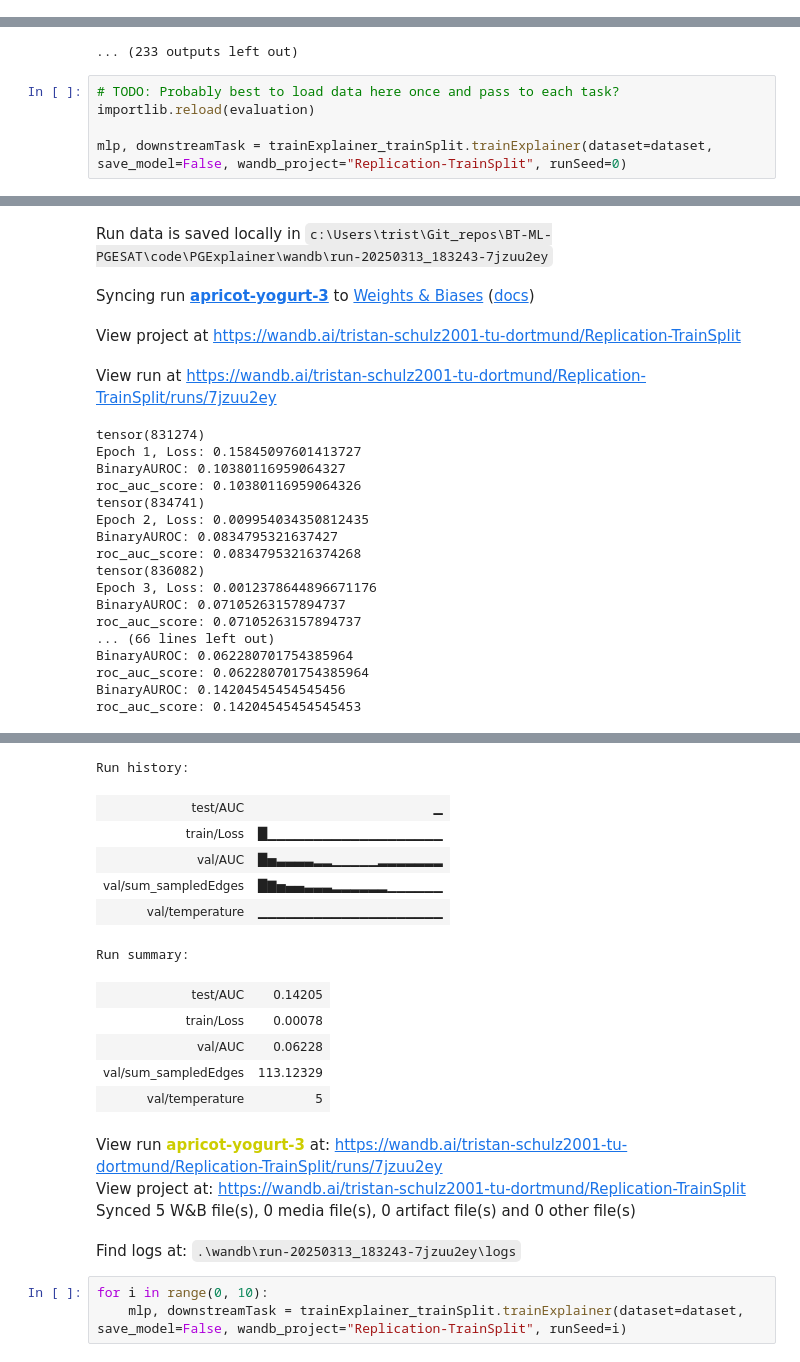
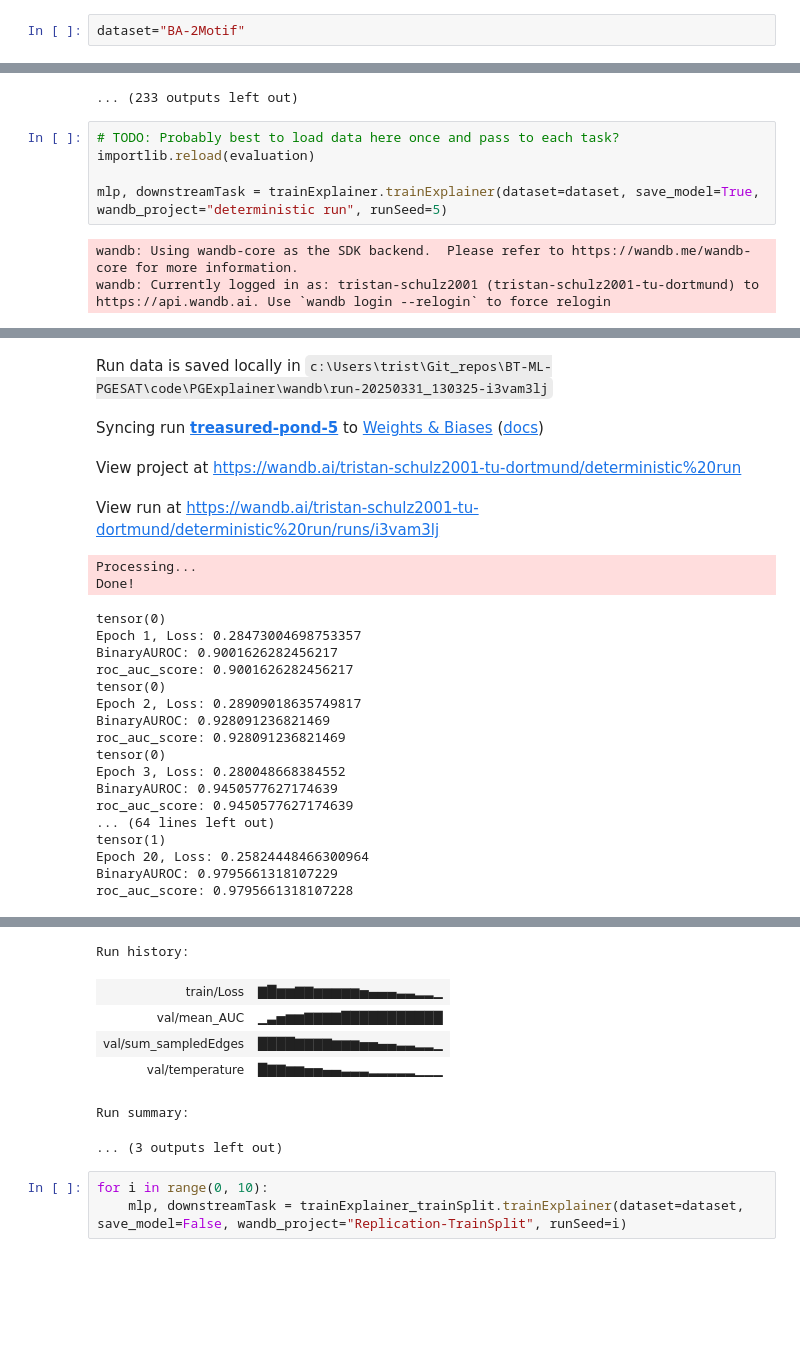
Before and after one commit to TrstnSch/BT-ML-PGESAT, a Jupyter notebook: code/PGExplainer/test.ipynb, the cells around one changed output, grey strips where cells are left out. Cells and saved outputs as stored; diff of their text form; blank space fills up the shorter version.

```diff
--- a/code/PGExplainer/test.ipynb
+++ b/code/PGExplainer/test.ipynb
@@ -53,3 +51,5 @@ dataset="Tree-Grid"
+# %%
+dataset="BA-2Motif"
 # %%
 wandb.agent(sweep_id, sweepExplainerBACommunity.trainExplainer)
 # %% [output]
@@ -95,5 +95,7 @@ Run history:
 # TODO: Probably best to load data here once and pass to each task?
 importlib.reload(evaluation)
 
-mlp, downstreamTask = trainExplainer_trainSplit.trainExplainer(dataset=dataset, save_model=False, wandb_project="Replication-TrainSplit", runSeed=0)
+mlp, downstreamTask = trainExplainer.trainExplainer(dataset=dataset, save_model=True, wandb_project="deterministic run", runSeed=5)
 # %% [output]
+wandb: Using wandb-core as the SDK backend.  Please refer to https://wandb.me/wandb-core for more information.
+wandb: Currently logged in as: tristan-schulz2001 (tristan-schulz2001-tu-dortmund) to https://api.wandb.ai. Use `wandb login --relogin` to force relogin
@@ -101,41 +103,34 @@ Tracking run with wandb version 0.19.6
-Run data is saved locally in c:\Users\trist\Git_repos\BT-ML-PGESAT\code\PGExplainer\wandb\run-20250313_183243-7jzuu2ey
+Run data is saved locally in c:\Users\trist\Git_repos\BT-ML-PGESAT\code\PGExplainer\wandb\run-20250331_130325-i3vam3lj
-Syncing run apricot-yogurt-3 to Weights & Biases (docs)
+Syncing run treasured-pond-5 to Weights & Biases (docs)
-View project at https://wandb.ai/tristan-schulz2001-tu-dortmund/Replication-TrainSplit
+View project at https://wandb.ai/tristan-schulz2001-tu-dortmund/deterministic%20run
-View run at https://wandb.ai/tristan-schulz2001-tu-dortmund/Replication-TrainSplit/runs/7jzuu2ey
+View run at https://wandb.ai/tristan-schulz2001-tu-dortmund/deterministic%20run/runs/i3vam3lj
-tensor(831274)
-Epoch 1, Loss: 0.15845097601413727
-BinaryAUROC: 0.10380116959064327
-roc_auc_score: 0.10380116959064326
-tensor(834741)
-Epoch 2, Loss: 0.009954034350812435
-BinaryAUROC: 0.0834795321637427
-roc_auc_score: 0.08347953216374268
-tensor(836082)
-Epoch 3, Loss: 0.0012378644896671176
-BinaryAUROC: 0.07105263157894737
-roc_auc_score: 0.07105263157894737
-... (66 lines left out)
-BinaryAUROC: 0.062280701754385964
-roc_auc_score: 0.062280701754385964
-BinaryAUROC: 0.14204545454545456
-roc_auc_score: 0.14204545454545453
+Processing...
+Done!
+tensor(0)
+Epoch 1, Loss: 0.28473004698753357
+BinaryAUROC: 0.9001626282456217
+roc_auc_score: 0.9001626282456217
+tensor(0)
+Epoch 2, Loss: 0.28909018635749817
+BinaryAUROC: 0.928091236821469
+roc_auc_score: 0.928091236821469
+tensor(0)
+Epoch 3, Loss: 0.280048668384552
+BinaryAUROC: 0.9450577627174639
+roc_auc_score: 0.9450577627174639
+... (64 lines left out)
+tensor(1)
+Epoch 20, Loss: 0.25824448466300964
+BinaryAUROC: 0.9795661318107229
+roc_auc_score: 0.9795661318107228
 [interactive output not drawn]
-Run history:
+Run history:
-| test/AUC | ▁ |
-| train/Loss | █▁▁▁▁▁▁▁▁▁▁▁▁▁▁▁▁▁▁▁ |
-| val/AUC | █▅▃▃▃▃▂▂▁▁▁▁▁▂▂▂▂▂▂▂ |
-| val/sum_sampledEdges | █▇▅▄▄▃▃▃▂▂▂▂▂▂▁▁▁▁▁▁ |
-| val/temperature | ▁▁▁▁▁▁▁▁▁▁▁▁▁▁▁▁▁▁▁▁ |
+| train/Loss | ▇█▆▆▇▇▆▆▆▆▆▅▄▄▄▃▃▂▂▁ |
+| val/mean_AUC | ▁▃▅▆▆▇▇▇▇███████████ |
+| val/sum_sampledEdges | ████▇▇▇▇▆▆▆▅▅▄▄▃▃▂▂▁ |
+| val/temperature | █▇▇▆▆▅▅▄▄▃▃▃▂▂▂▂▂▁▁▁ |
-Run summary:
-| test/AUC | 0.14205 |
-| train/Loss | 0.00078 |
-| val/AUC | 0.06228 |
-| val/sum_sampledEdges | 113.12329 |
-| val/temperature | 5 |
-View run apricot-yogurt-3 at: https://wandb.ai/tristan-schulz2001-tu-dortmund/Replication-TrainSplit/runs/7jzuu2ey
-View project at: https://wandb.ai/tristan-schulz2001-tu-dortmund/Replication-TrainSplit
-Synced 5 W&B file(s), 0 media file(s), 0 artifact file(s) and 0 other file(s)
-Find logs at: .\wandb\run-20250313_183243-7jzuu2ey\logs
+Run summary:
+... (3 outputs left out)
 # %%
 for i in range(0, 10):
     mlp, downstreamTask = trainExplainer_trainSplit.trainExplainer(dataset=dataset, save_model=False, wandb_project="Replication-TrainSplit", runSeed=i)
```
Also changed, not shown: parts of 5 cells of this notebook, 8 other files.
